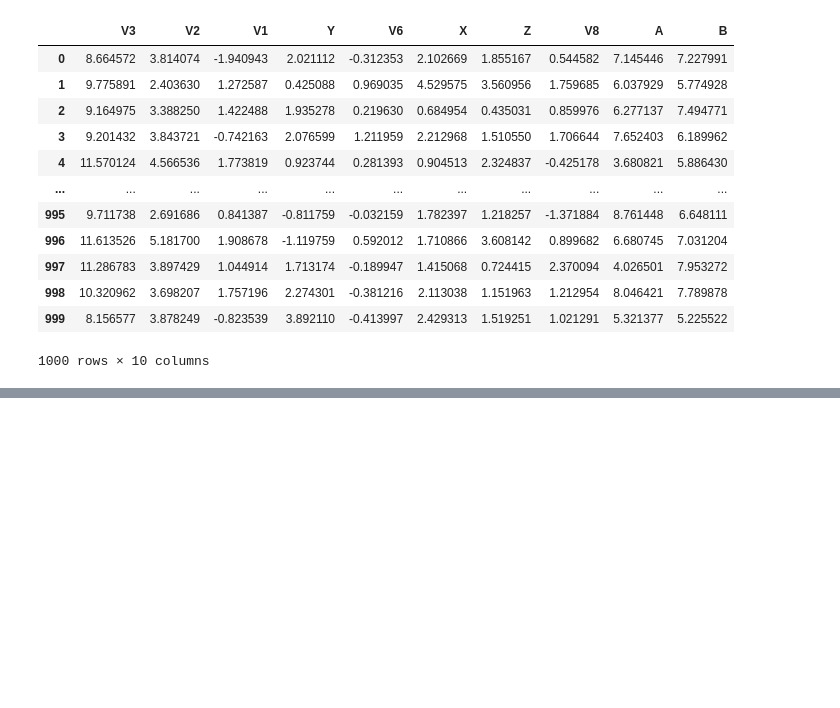
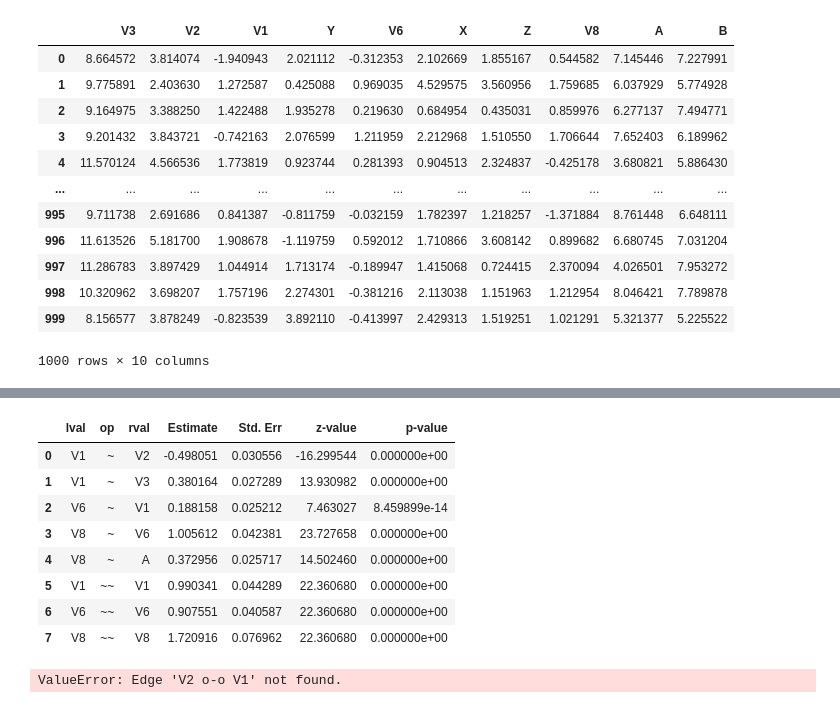
Before and after one commit to kelvinlim/pytetrad_plus, a Jupyter notebook: extra_credit.ipynb, the cells around one changed output, grey strips where cells are left out. Cells and saved outputs as stored; diff of their text form; code cells hidden in the pictures; blank space fills up the shorter version.

```diff
--- a/extra_credit.ipynb
+++ b/extra_credit.ipynb
@@ -148,0 +154,38 @@ g = semopy.semplot(sem_results['model'], png_path,  plot_covs = True)
+# %%
+# see results
+sem_results['estimates']
+# %% [output]
+|  | lval | op | rval | Estimate | Std. Err | z-value | p-value |
+| 0 | V1 | ~ | V2 | -0.498051 | 0.030556 | -16.299544 | 0.000000e+00 |
+| 1 | V1 | ~ | V3 | 0.380164 | 0.027289 | 13.930982 | 0.000000e+00 |
+| 2 | V6 | ~ | V1 | 0.188158 | 0.025212 | 7.463027 | 8.459899e-14 |
+| 3 | V8 | ~ | V6 | 1.005612 | 0.042381 | 23.727658 | 0.000000e+00 |
+| 4 | V8 | ~ | A | 0.372956 | 0.025717 | 14.502460 | 0.000000e+00 |
+| 5 | V1 | ~~ | V1 | 0.990341 | 0.044289 | 22.360680 | 0.000000e+00 |
+| 6 | V6 | ~~ | V6 | 0.907551 | 0.040587 | 22.360680 | 0.000000e+00 |
+| 7 | V8 | ~~ | V8 | 1.720916 | 0.076962 | 22.360680 | 0.000000e+00 |
+# %%
+def add_sem_results_to_graph(obj, df):
+    # iterate over the estimates id the df semopy output
+    # and add them to the graph object
+
+    # iterate over the estimates and add them to the graph
+    # object
+
+    for index, row in df.iterrows():
+        if row['op'] == '~':
+            source = row['rval']
+            target = row['lval']
+            estimate = row['Estimate']
+            pvalue = row['p-value']
+            # modify the edge in the existing graph obj
+            # set the color based on the sign of estimate, green for positive, red for negative
+            color = 'green' if estimate > 0 else 'red'
+
+            obj.modify_existing_edge(source, target, color=color, strength=estimate, pvalue=pvalue)
+            pass
+
+add_sem_results_to_graph(obj, sem_results['estimates'])
+obj.show_graph()
+# %% [output]
+ValueError: Edge 'V2 o-o V1' not found.
```
Also changed, not shown: parts of 6 cells of this notebook, 1 other file.
